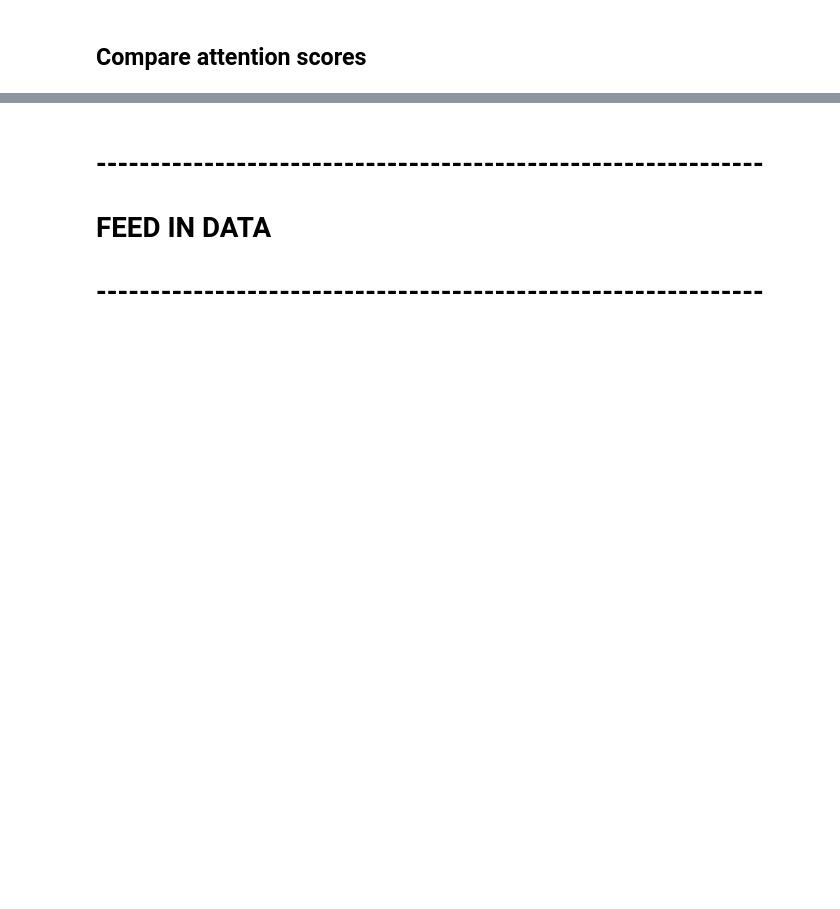
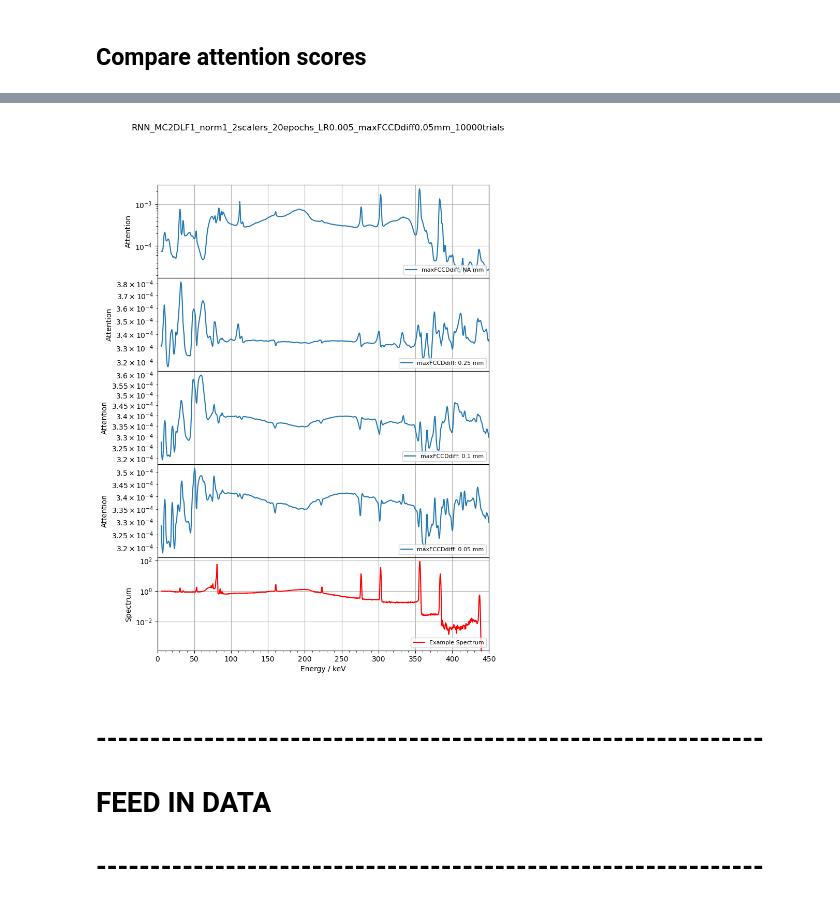
Before and after one commit to abialexander/RNN_DeadLayerFit, a Jupyter notebook: RNNperformance_RealData.ipynb, the cells around one changed output, grey strips where cells are left out. Drawn from its saved outputs; the diff is of its cells as text; code cells hidden in the pictures; blank space fills up the shorter version.

```diff
--- a/RNNperformance_RealData.ipynb
+++ b/RNNperformance_RealData.ipynb
@@ -164,3 +242,10 @@ compare_attention(maxFCCDdiff_list, NUM_EPOCHS_list, test_loader)
+# %%
+maxFCCDdiff_list = ["NA", 0.25, 0.1, 0.05]
+NUM_EPOCHS_list = [20,20,20,20]
+
+compare_attention(maxFCCDdiff_list, NUM_EPOCHS_list, test_loader_norm1_2scalers, RNN_ID_start="RNN_MC2DLF1_norm1_2scalers")
+# %% [output]
+[figure, added]
 # %% [markdown]
 # --------------------------------------------------------------
 # FEED IN DATA
```
Also changed, not shown: parts of 42 cells of this notebook, 3 other files.
